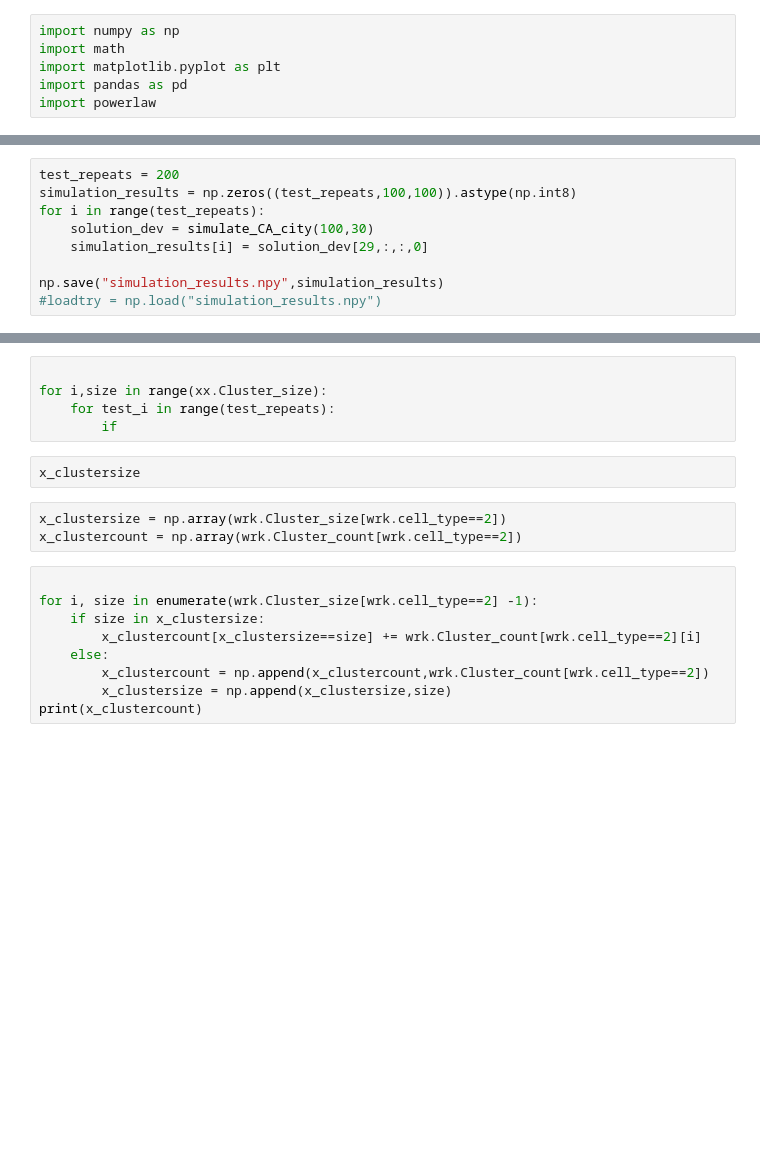
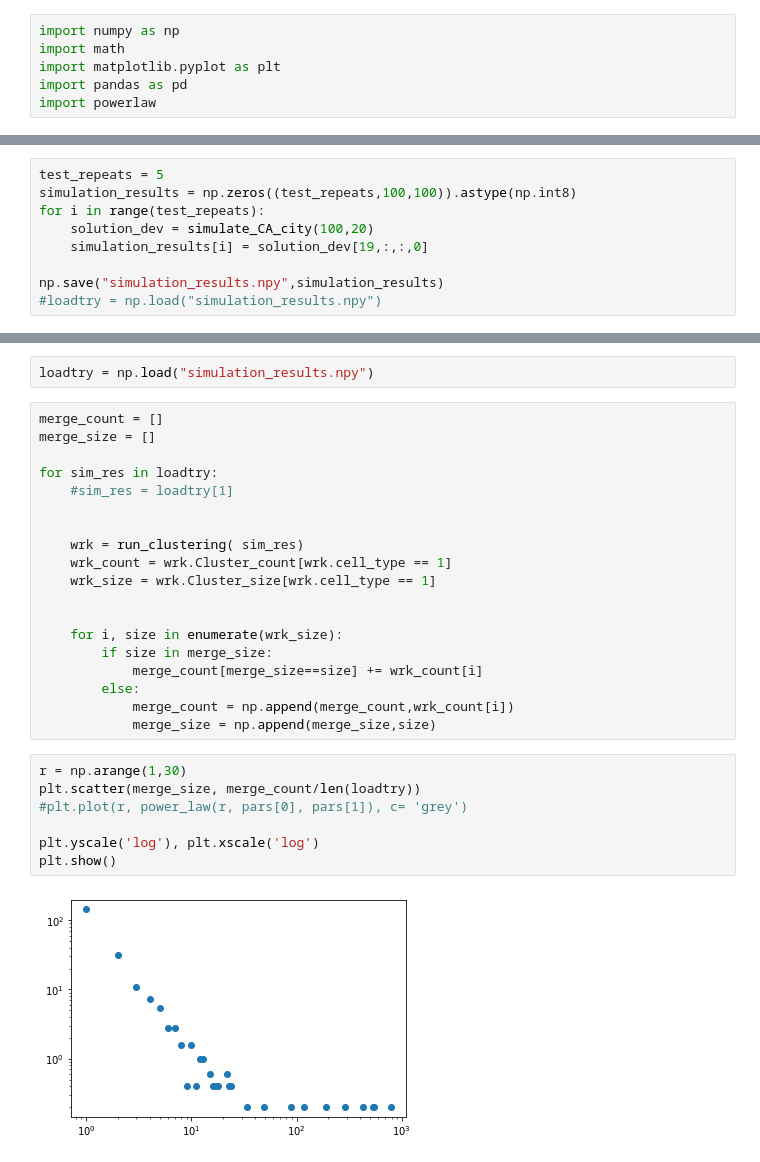
Before and after one commit to kuj24824/Complex_Systems, a Jupyter notebook: Code/BaseCityplanner_Alex.ipynb, the cells around one changed output, grey strips where cells are left out. Saved outputs shown, nothing was run; the diff lists cells and outputs as text; blank space fills up the shorter version.

```diff
--- a/Code/BaseCityplanner_Alex.ipynb
+++ b/Code/BaseCityplanner_Alex.ipynb
@@ -262,9 +263,9 @@ NameError: name 'xx' is not defined
 # %%
-test_repeats = 200
+test_repeats = 5
 simulation_results = np.zeros((test_repeats,100,100)).astype(np.int8)
 for i in range(test_repeats):
-    solution_dev = simulate_CA_city(100,30)
-    simulation_results[i] = solution_dev[29,:,:,0]
+    solution_dev = simulate_CA_city(100,20)
+    simulation_results[i] = solution_dev[19,:,:,0]
 
 np.save("simulation_results.npy",simulation_results)
 #loadtry = np.load("simulation_results.npy")
@@ -288,19 +272,30 @@ ValueError: Length mismatch: Expected axis has 0 elements, new values have 3 ele
-# %%
-
-for i,size in range(xx.Cluster_size):
-    for test_i in range(test_repeats):
-        if
-# %%
-x_clustersize
-# %%
-x_clustersize = np.array(wrk.Cluster_size[wrk.cell_type==2])
-x_clustercount = np.array(wrk.Cluster_count[wrk.cell_type==2])
+# %%
+loadtry = np.load("simulation_results.npy")
 # %%
+merge_count = []
+merge_size = []
 
-for i, size in enumerate(wrk.Cluster_size[wrk.cell_type==2] -1):
-    if size in x_clustersize:
-        x_clustercount[x_clustersize==size] += wrk.Cluster_count[wrk.cell_type==2][i]
-    else:
-        x_clustercount = np.append(x_clustercount,wrk.Cluster_count[wrk.cell_type==2])
-        x_clustersize = np.append(x_clustersize,size)
-print(x_clustercount)
+for sim_res in loadtry:
+    #sim_res = loadtry[1]
+
+
+    wrk = run_clustering( sim_res)
+    wrk_count = wrk.Cluster_count[wrk.cell_type == 1]
+    wrk_size = wrk.Cluster_size[wrk.cell_type == 1]
+
+
+    for i, size in enumerate(wrk_size):
+        if size in merge_size:
+            merge_count[merge_size==size] += wrk_count[i]
+        else:
+            merge_count = np.append(merge_count,wrk_count[i])
+            merge_size = np.append(merge_size,size)
+# %%
+r = np.arange(1,30)
+plt.scatter(merge_size, merge_count/len(loadtry))
+#plt.plot(r, power_law(r, pars[0], pars[1]), c= 'grey')
+
+plt.yscale('log'), plt.xscale('log')
+plt.show()
+# %% [output]
+[figure, added]
```
Also changed, not shown: parts of 10 cells of this notebook.
